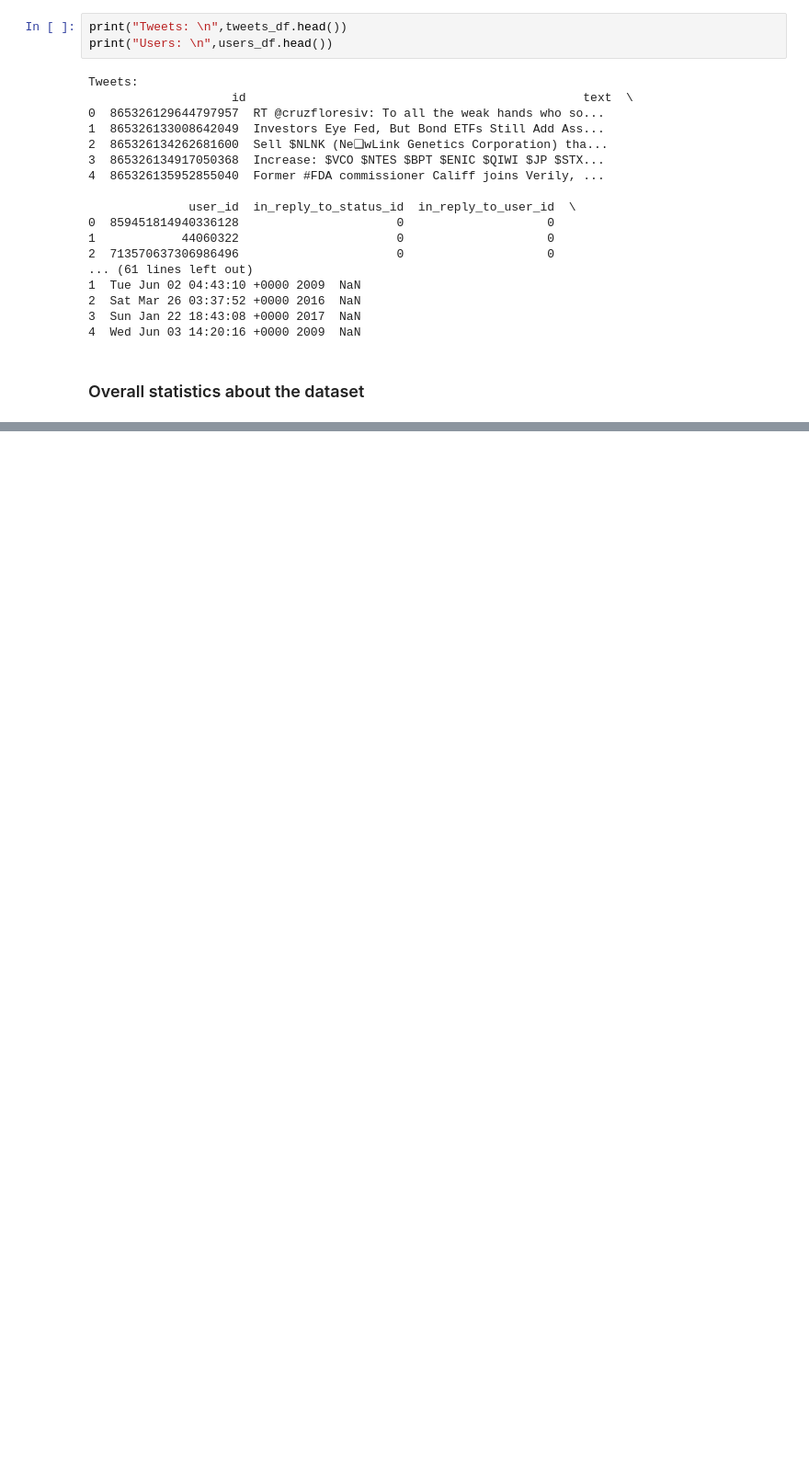
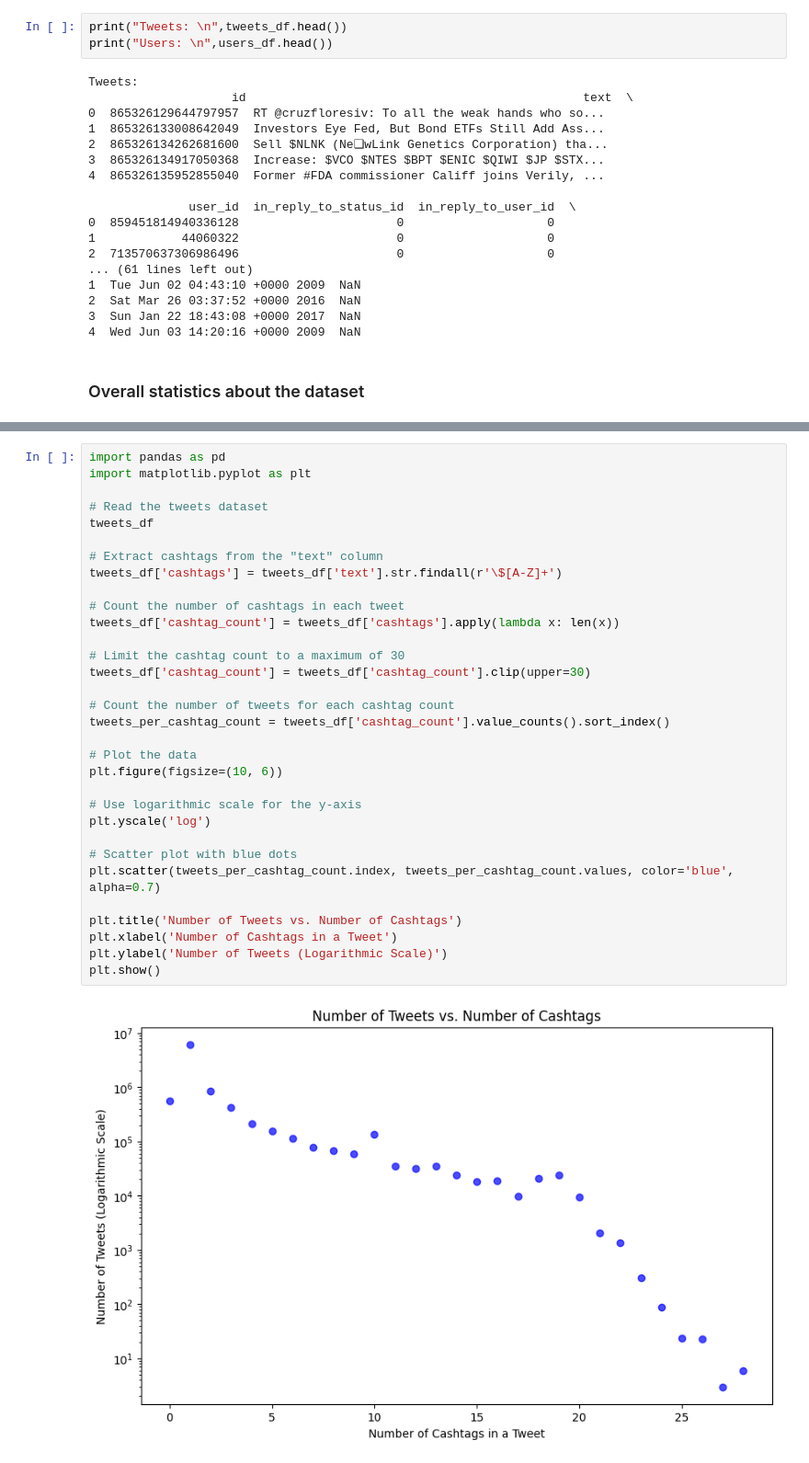
Before and after one commit to MHH7/Financial-Analysis-on-Twitter, a Jupyter notebook: Main.ipynb, the cells around one changed output, grey strips where cells are left out. Shown at 92% size. Cells and saved outputs as stored; diff of their text form; blank space fills up the shorter version.

```diff
--- a/Main.ipynb
+++ b/Main.ipynb
@@ -181 +193,35 @@ plt.show()
 [figure]
+# %%
+import pandas as pd
+import matplotlib.pyplot as plt
+
+# Read the tweets dataset
+tweets_df
+
+# Extract cashtags from the "text" column
+tweets_df['cashtags'] = tweets_df['text'].str.findall(r'\$[A-Z]+')
+
+# Count the number of cashtags in each tweet
+tweets_df['cashtag_count'] = tweets_df['cashtags'].apply(lambda x: len(x))
+
+# Limit the cashtag count to a maximum of 30
+tweets_df['cashtag_count'] = tweets_df['cashtag_count'].clip(upper=30)
+
+# Count the number of tweets for each cashtag count
+tweets_per_cashtag_count = tweets_df['cashtag_count'].value_counts().sort_index()
+
+# Plot the data
+plt.figure(figsize=(10, 6))
+
+# Use logarithmic scale for the y-axis
+plt.yscale('log')
+
+# Scatter plot with blue dots
+plt.scatter(tweets_per_cashtag_count.index, tweets_per_cashtag_count.values, color='blue', alpha=0.7)
+
+plt.title('Number of Tweets vs. Number of Cashtags')
+plt.xlabel('Number of Cashtags in a Tweet')
+plt.ylabel('Number of Tweets (Logarithmic Scale)')
+plt.show()
+# %% [output]
+[figure, added]
```
Also changed, not shown: parts of 11 cells of this notebook.
